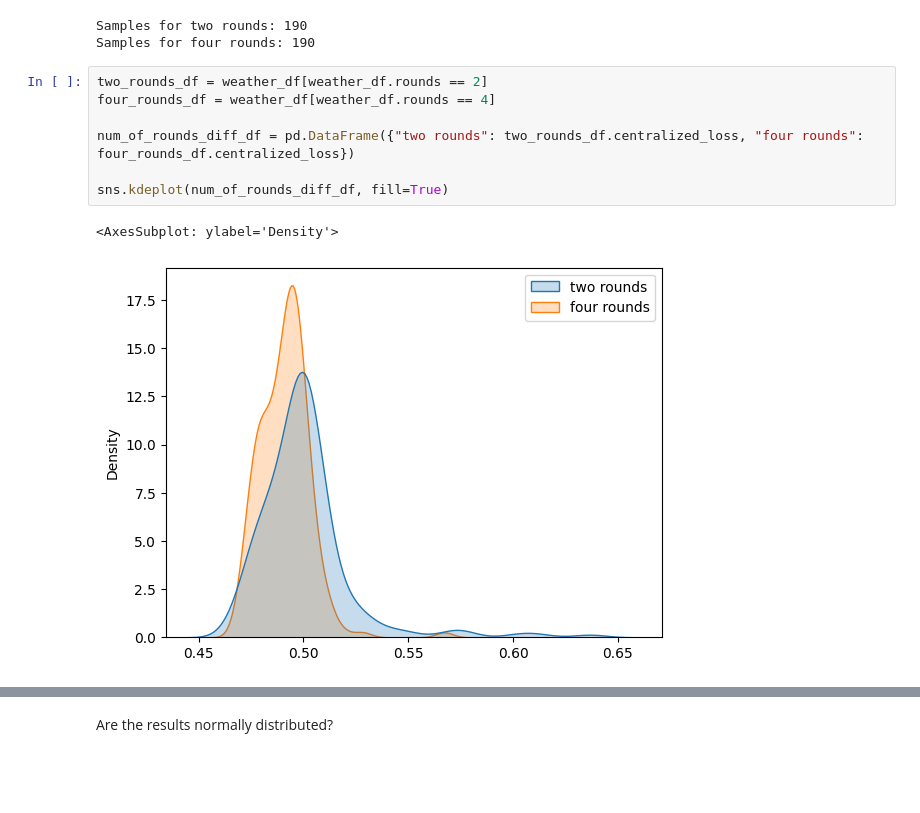
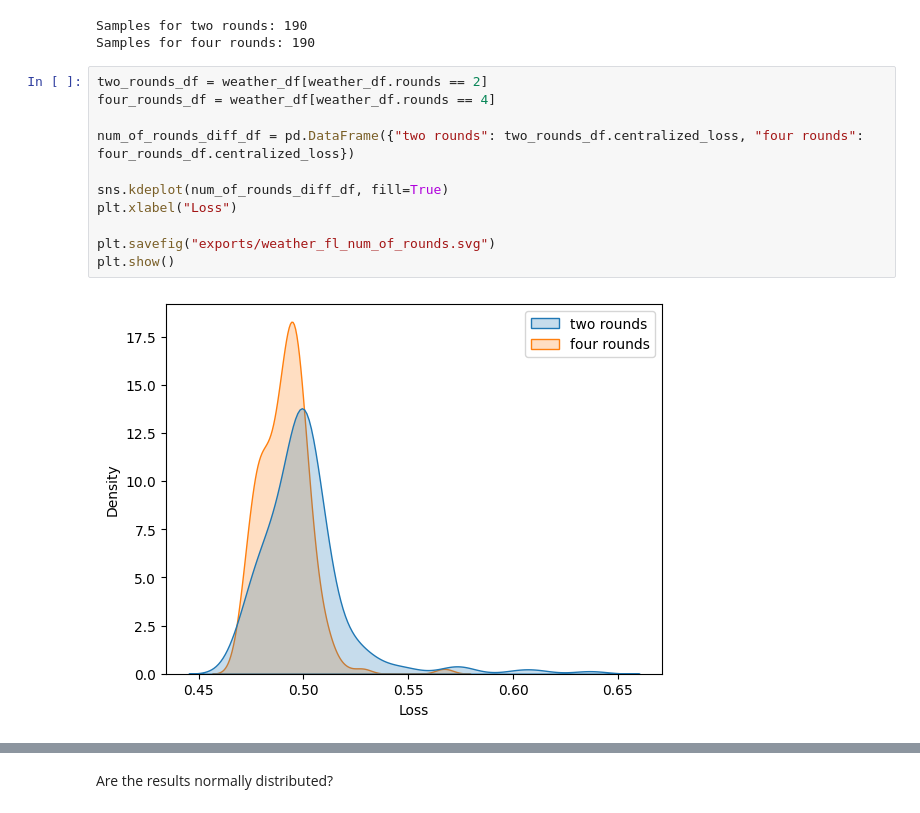
Before and after one commit to Flowwrian/Investigating-the-Effectiveness-of-Cross-Silo-Datasets-for-Training-Federated-Learning-Models, a Jupyter notebook: notebooks/weather_analysis.ipynb, the cells around one changed output, grey strips where cells are left out. Cells and saved outputs as stored; diff of their text form; blank space fills up the shorter version.

```diff
--- a/notebooks/weather_analysis.ipynb
+++ b/notebooks/weather_analysis.ipynb
@@ -206,10 +296,13 @@ Samples for four rounds: 190
 # %%
 two_rounds_df = weather_df[weather_df.rounds == 2]
 four_rounds_df = weather_df[weather_df.rounds == 4]
 
 num_of_rounds_diff_df = pd.DataFrame({"two rounds": two_rounds_df.centralized_loss, "four rounds": four_rounds_df.centralized_loss})
 
 sns.kdeplot(num_of_rounds_diff_df, fill=True)
+plt.xlabel("Loss")
+
+plt.savefig("exports/weather_fl_num_of_rounds.svg")
+plt.show()
 # %% [output]
-<AxesSubplot: ylabel='Density'>
-[figure, old version]
+[figure, new version]
```
Also changed, not shown: parts of 46 cells of this notebook, 13 other files.
